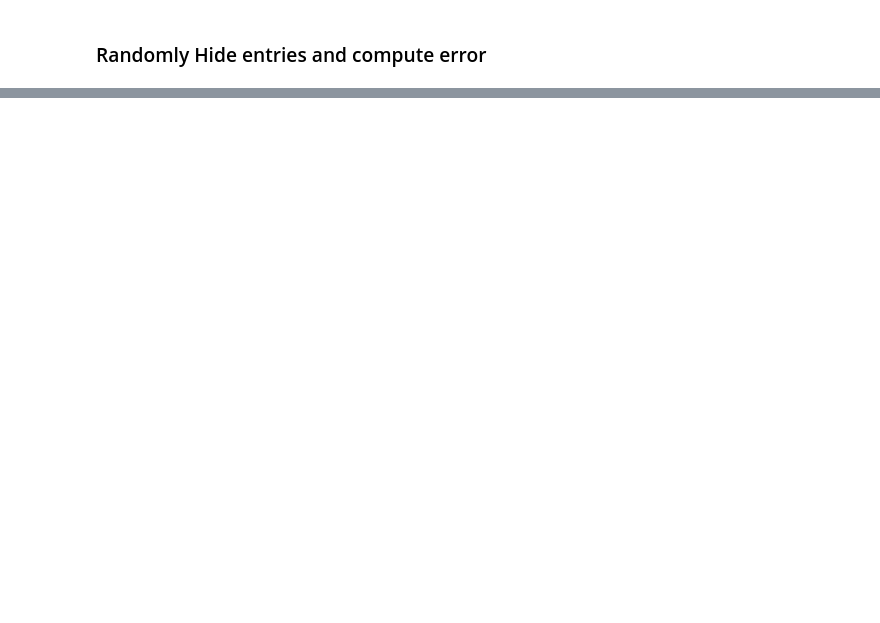
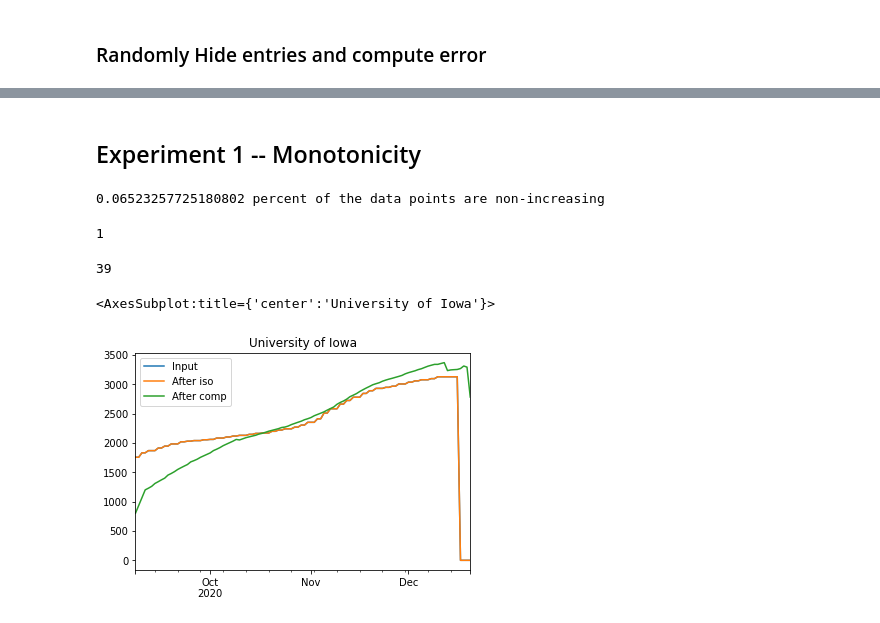
Before and after one commit to kevin-q2/Covid_Diffusion, a Jupyter notebook: analysis/completion_tests.ipynb, the cells around one changed output, grey strips where cells are left out. Saved outputs shown, nothing was run; the diff lists cells and outputs as text; code cells hidden in the pictures; blank space fills up the shorter version.

Commit message:
new experiments

```diff
--- a/analysis/completion_tests.ipynb
+++ b/analysis/completion_tests.ipynb
@@ -229,0 +246,36 @@ Text(0.5, 1.0, 'Error after matrix completion + isotonic regression')
+# %% [markdown]
+## Experiment 1 -- Monotonicity
+# %%
+# Check if the initial matrix is column increasing
+# NOTE: this does not include points that are 0 or None
+violation_dict, percent = dset.is_col_inc()
+print(str(percent) + ' percent of the data points are non-increasing')
+# %% [output]
+0.06523257725180802 percent of the data points are non-increasing
+# %%
+# do isotonic regression on the original matrix:
+with_iso = dset.known_iso()
+# %%
+with_iso.rank_approx()
+# %% [output]
+1
+# %%
+np.linalg.matrix_rank(with_iso.array)
+# %% [output]
+39
+# %%
+# run lmafit
+X2, Y2, o2 = with_iso.lmafitter()
+
+dotted = pd.DataFrame(np.dot(X2, Y2))
+dotted.columns = dset.dataframe.columns
+dotted.index = dset.dataframe.index
+with_comp = mat_opr(dotted)
+# %%
+Iowa = pd.concat([dset.dataframe['Iowa'], with_iso.dataframe['Iowa'], with_comp.dataframe['Iowa']], axis = 1)
+Iowa.columns = ['Input', 'After iso', 'After comp']
+
+Iowa.plot(legend=True, title = "University of Iowa")
+# %% [output]
+<AxesSubplot:title={'center':'University of Iowa'}>
+[figure, added]
```
Also changed, not shown: parts of 28 cells of this notebook.
